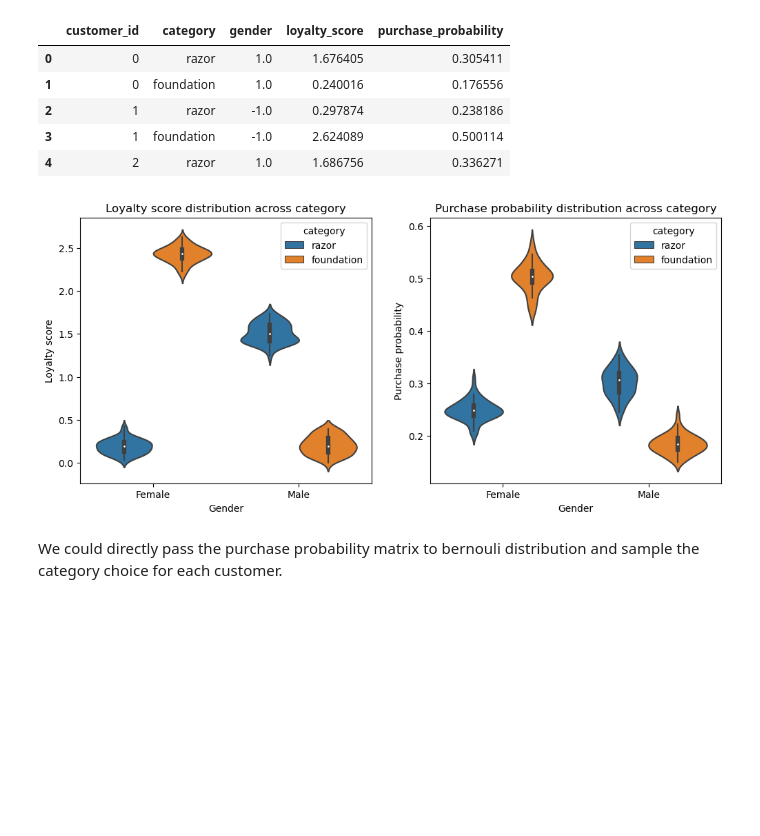
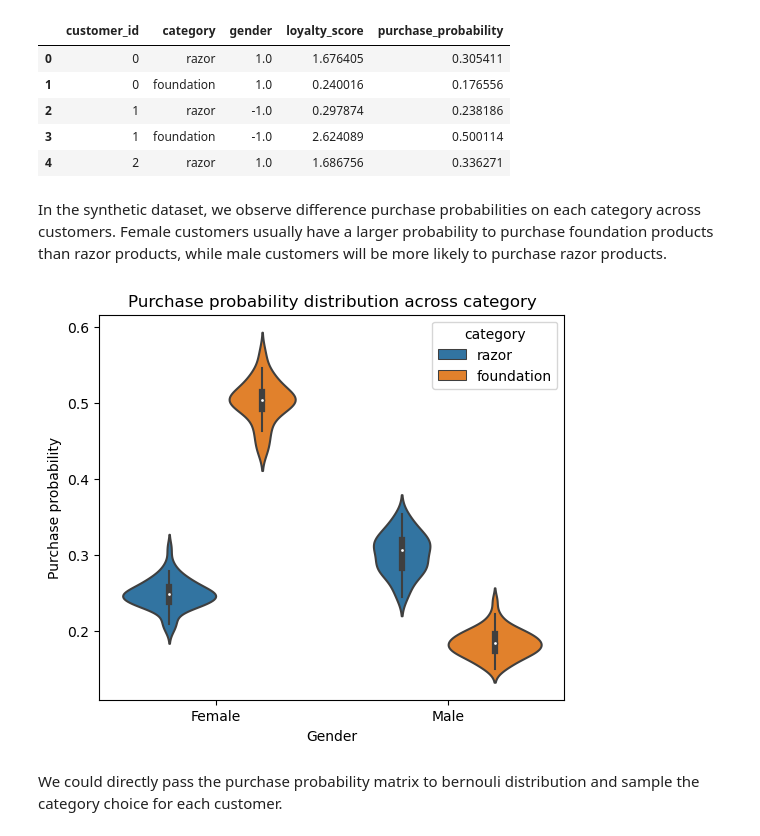
Before and after one commit to YuXia-SR/numpyro-example, a Jupyter notebook: notebooks/snack_learn.ipynb, the cells around one changed output. Saved outputs shown, nothing was run; the diff lists cells and outputs as text; code cells hidden in the pictures; blank space fills up the shorter version.

Commit message:
clean graph

```diff
--- a/notebooks/snack_learn.ipynb
+++ b/notebooks/snack_learn.ipynb
@@ -145,12 +145,13 @@ def plot_distribution_from_df(data, target_column, ax):
     ax.set_xlabel('Gender')
     ax.set_ylabel(target_column)
     ax.set_title(f'{target_column} distribution across category')
+# %% [markdown]
+In the synthetic dataset, we observe difference purchase probabilities on each category across customers. Female customers usually have a larger probability to purchase foundation products than razor products, while male customers will be more likely to purchase razor products.
 # %%
-f, ax = plt.subplots(1, 2, figsize=(12, 5))
-plot_distribution_from_df(feature_table, 'loyalty_score', ax[0])
-plot_distribution_from_df(feature_table, 'purchase_probability', ax[1])
+f, ax = plt.subplots(1, 1, figsize=(6, 5))
+plot_distribution_from_df(feature_table, 'purchase_probability', ax)
 # %% [output]
-[figure, old version]
+[figure, new version]
 # %% [markdown]
 We could directly pass the purchase probability matrix to bernouli distribution and sample the category choice for each customer.
 # %%
```
Also changed, not shown: parts of 1 cell of this notebook, 1 other file.
